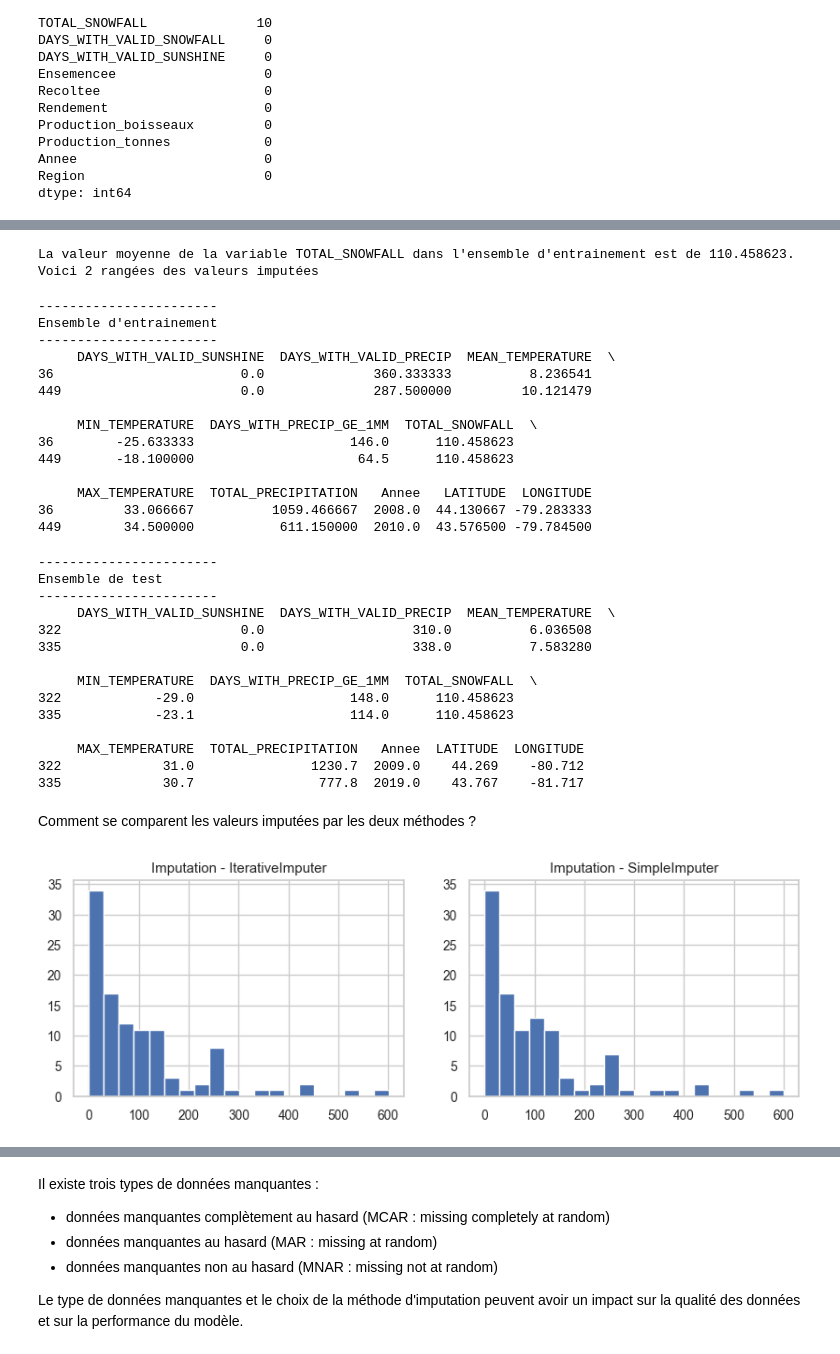
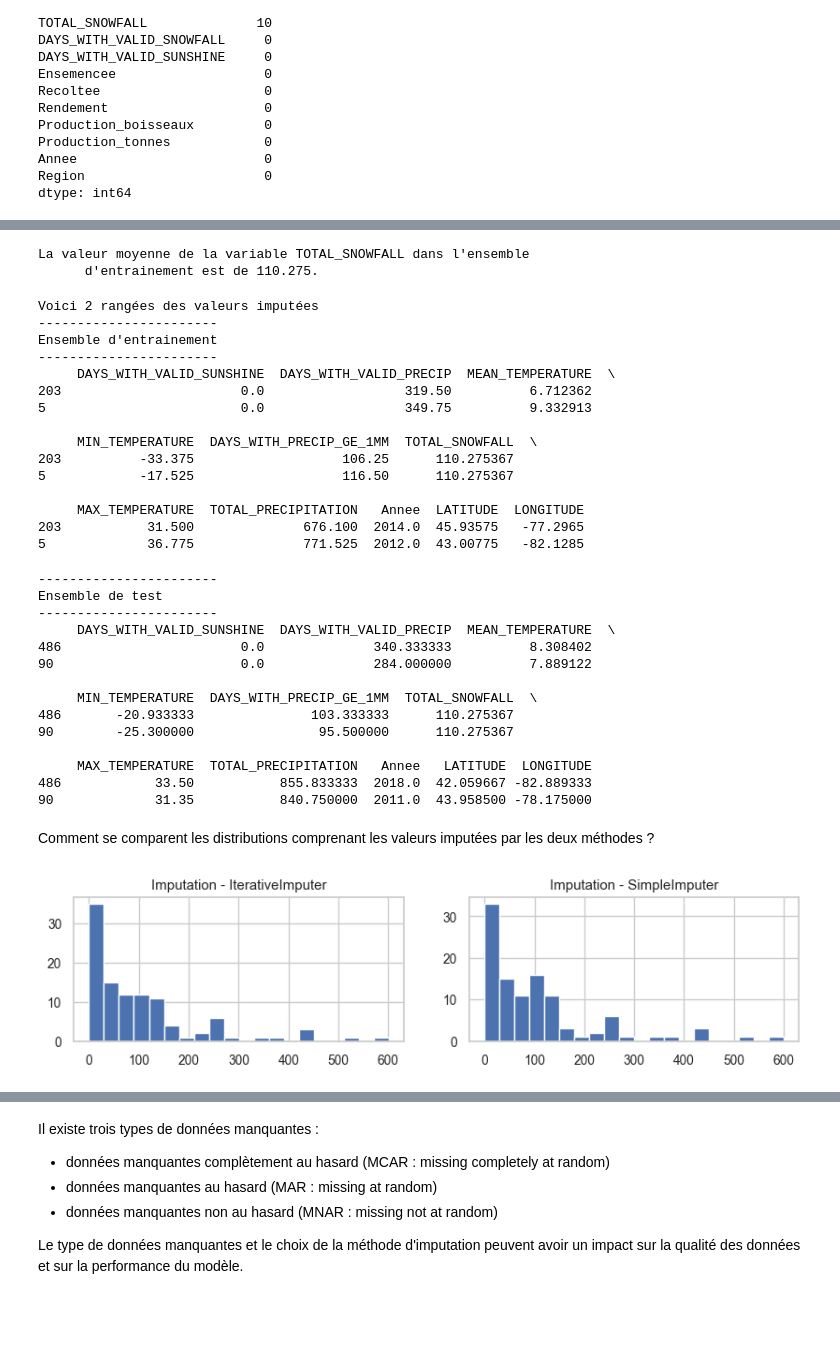
Before and after one commit to genevievebo/Continuum_Nettoyage_et_AI, a Jupyter notebook: notebooks/Intro_AA/4_Introduction_AA-Regression.ipynb, the cells around one changed output, grey strips where cells are left out. Saved outputs shown, nothing was run; the diff lists cells and outputs as text; code cells hidden in the pictures; blank space fills up the shorter version.

```diff
--- a/notebooks/Intro_AA/4_Introduction_AA-Regression.ipynb
+++ b/notebooks/Intro_AA/4_Introduction_AA-Regression.ipynb
@@ -268,3 +284,5 @@ Pour tout projet d'apprentissage automatique, attention à:
 # %%
-# Division des données en un ensemble d'entraînement et un ensemble de test
-X_train, X_test, y_train, y_test = train_test_split(X, y, test_size=0.2, random_state=random_seed)
+print(y_test.index)
+X_train, X_test, y_train, y_test = train_test_split(X, y, test_size=0.2,
+                                                    random_state=random_seed)
+print(y_test.index)
@@ -278,3 +297,0 @@ Int64Index([140, 397,   6, 334, 322,  82, 225, 495, 522, 101,
-# %%
-X_train, X_test, y_train, y_test = train_test_split(X, y, test_size=0.2, random_state=random_seed)
-y_test.index
@@ -295,15 +316,19 @@ Nous verrons que les classes implémentant des prédicteurs fonctionnent aussi d
 imp = SimpleImputer(missing_values=np.nan, strategy='mean')
 imp.fit(X_train)
 
-X_train_mean = pd.DataFrame(imp.transform(X_train), columns=X_train.columns, index=X_train.index)
-X_test_mean = pd.DataFrame(imp.transform(X_test), columns=X_test.columns, index=X_test.index)
+X_train_mean = pd.DataFrame(imp.transform(X_train), columns=X_train.columns,
+                            index=X_train.index)
+X_test_mean = pd.DataFrame(imp.transform(X_test), columns=X_test.columns,
+                           index=X_test.index)
 # %%
 # IterativeImputer (imputation par estimation)
 imp_it = IterativeImputer(max_iter=10, random_state=random_seed)
 imp_it.fit(X_train)
 
-X_train_it = pd.DataFrame(imp_it.transform(X_train), columns=X_train.columns, index=X_train.index)
-X_test_it = pd.DataFrame(imp_it.transform(X_test), columns=X_test.columns, index=X_test.index)
+X_train_it = pd.DataFrame(imp_it.transform(X_train), columns=X_train.columns,
+                          index=X_train.index)
+X_test_it = pd.DataFrame(imp_it.transform(X_test), columns=X_test.columns,
+                         index=X_test.index)
 # %% [markdown]
 ### À votre tour
 <img style='float:right;'  src='https://drive.google.com/uc?export=view&id=1HMGzZe3dGBk9Zgpk0tKtbQarFu3WMrBK' width='100px'>  </a>
@@ -312,33 +337,35 @@ Vérifiez que la valeur imputée est bien celle attendue et qu'il n'y a pas eu d
 # %%
 var = 'TOTAL_SNOWFALL'
 mean_val = df.loc[X_train.index, var].mean()
-print(F"La valeur moyenne de la variable TOTAL_SNOWFALL dans l'ensemble d'entrainement est de {round(mean_val, 6)}.")
-
-print('Voici 2 rangées des valeurs imputées')
-ix = df.loc[df[var].isnull(),:].index
+print(F'''La valeur moyenne de la variable TOTAL_SNOWFALL dans l'ensemble
+      d'entrainement est de {mean_val:3.6}.''')
 # %% [output]
-La valeur moyenne de la variable TOTAL_SNOWFALL dans l'ensemble d'entrainement est de 110.458623.
-Voici 2 rangées des valeurs imputées
+La valeur moyenne de la variable TOTAL_SNOWFALL dans l'ensemble
+      d'entrainement est de 110.275.
 # %%
+print('Voici 2 rangées des valeurs imputées')
+ix = df.loc[df[var].isnull(),:].index
+
 print("-----------------------")
 print("Ensemble d'entrainement")
 print("-----------------------")
 print(X_train_mean.loc[X_train_mean.index.isin(ix),:].head(2))
 # %% [output]
+Voici 2 rangées des valeurs imputées
 -----------------------
 Ensemble d'entrainement
 -----------------------
      DAYS_WITH_VALID_SUNSHINE  DAYS_WITH_VALID_PRECIP  MEAN_TEMPERATURE  \
-36                        0.0              360.333333          8.236541
-449                       0.0              287.500000         10.121479
+203                       0.0                  319.50          6.712362
+5                         0.0                  349.75          9.332913
 
      MIN_TEMPERATURE  DAYS_WITH_PRECIP_GE_1MM  TOTAL_SNOWFALL  \
-36        -25.633333                    146.0      110.458623
-449       -18.100000                     64.5      110.458623
+203          -33.375                   106.25      110.275367
+5            -17.525                   116.50      110.275367
 
-     MAX_TEMPERATURE  TOTAL_PRECIPITATION   Annee   LATITUDE  LONGITUDE
-36         33.066667          1059.466667  2008.0  44.130667 -79.283333
-449        34.500000           611.150000  2010.0  43.576500 -79.784500
+     MAX_TEMPERATURE  TOTAL_PRECIPITATION   Annee  LATITUDE  LONGITUDE
+203           31.500              676.100  2014.0  45.93575   -77.2965
+5             36.775              771.525  2012.0  43.00775   -82.1285
 # %%
 print("-----------------------")
 print("Ensemble de test")
@@ -349,31 +376,29 @@ print(X_test_mean.loc[X_test_mean.index.isin(ix),:].head(2))
 Ensemble de test
 -----------------------
      DAYS_WITH_VALID_SUNSHINE  DAYS_WITH_VALID_PRECIP  MEAN_TEMPERATURE  \
-322                       0.0                   310.0          6.036508
-335                       0.0                   338.0          7.583280
+486                       0.0              340.333333          8.308402
+90                        0.0              284.000000          7.889122
 
      MIN_TEMPERATURE  DAYS_WITH_PRECIP_GE_1MM  TOTAL_SNOWFALL  \
-322            -29.0                    148.0      110.458623
-335            -23.1                    114.0      110.458623
+486       -20.933333               103.333333      110.275367
+90        -25.300000                95.500000      110.275367
 
-     MAX_TEMPERATURE  TOTAL_PRECIPITATION   Annee  LATITUDE  LONGITUDE
-322             31.0               1230.7  2009.0    44.269    -80.712
-335             30.7                777.8  2019.0    43.767    -81.717
+     MAX_TEMPERATURE  TOTAL_PRECIPITATION   Annee   LATITUDE  LONGITUDE
+486            33.50           855.833333  2018.0  42.059667 -82.889333
+90             31.35           840.750000  2011.0  43.958500 -78.175000
 # %% [markdown]
-Comment se comparent les valeurs imputées par les deux méthodes ?
+Comment se comparent les distributions comprenant les valeurs imputées par les deux méthodes ?
 # %%
-fig = plt.figure(figsize=(10,3))
-
+fig = plt.figure(figsize=(10,2))
 plt.subplot(121)
 X_test_it[var].hist(bins=20)
 plt.title('Imputation - IterativeImputer')
-
 plt.subplot(122)
 X_test_mean[var].hist(bins=20)
 plt.title('Imputation - SimpleImputer')
 plt.show()
 # %% [output]
-[figure, old version]
+[figure, new version]
 # %%
 print("Voici les valeurs imputées dans l'ensemble de test avec la méthode itérative")
 X_test_it.loc[X_test_it.index.isin(ix),:]
```
Also changed, not shown: parts of 101 cells of this notebook, 2 other files.
